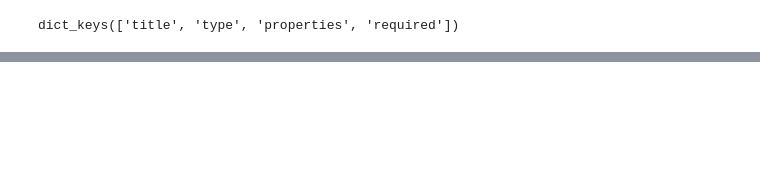
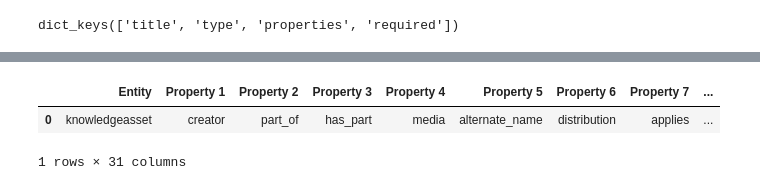
Before and after one commit to crocmons/AIOD-rest-api, a Jupyter notebook: generate_json_schema/generate_schema.ipynb, the cells around one changed output, grey strips where cells are left out. Drawn from its saved outputs; the diff is of its cells as text; code cells hidden in the pictures; blank space fills up the shorter version.

```diff
--- a/generate_json_schema/generate_schema.ipynb
+++ b/generate_json_schema/generate_schema.ipynb
@@ -163,0 +480,6 @@ preprocessed_generated_schema = preprocess_generated_schema(generated_schema)
+# %%
+missing_properties_df[missing_properties_df["Entity"]=="knowledgeasset"]
+# %% [output]
+|  | Entity | Property 1 | Property 2 | Property 3 | Property 4 | Property 5 | Property 6 | Property 7 | ... |
+| 0 | knowledgeasset | creator | part_of | has_part | media | alternate_name | distribution | applies | ... |
+1 rows × 31 columns
```
Also changed, not shown: parts of 18 cells of this notebook.
